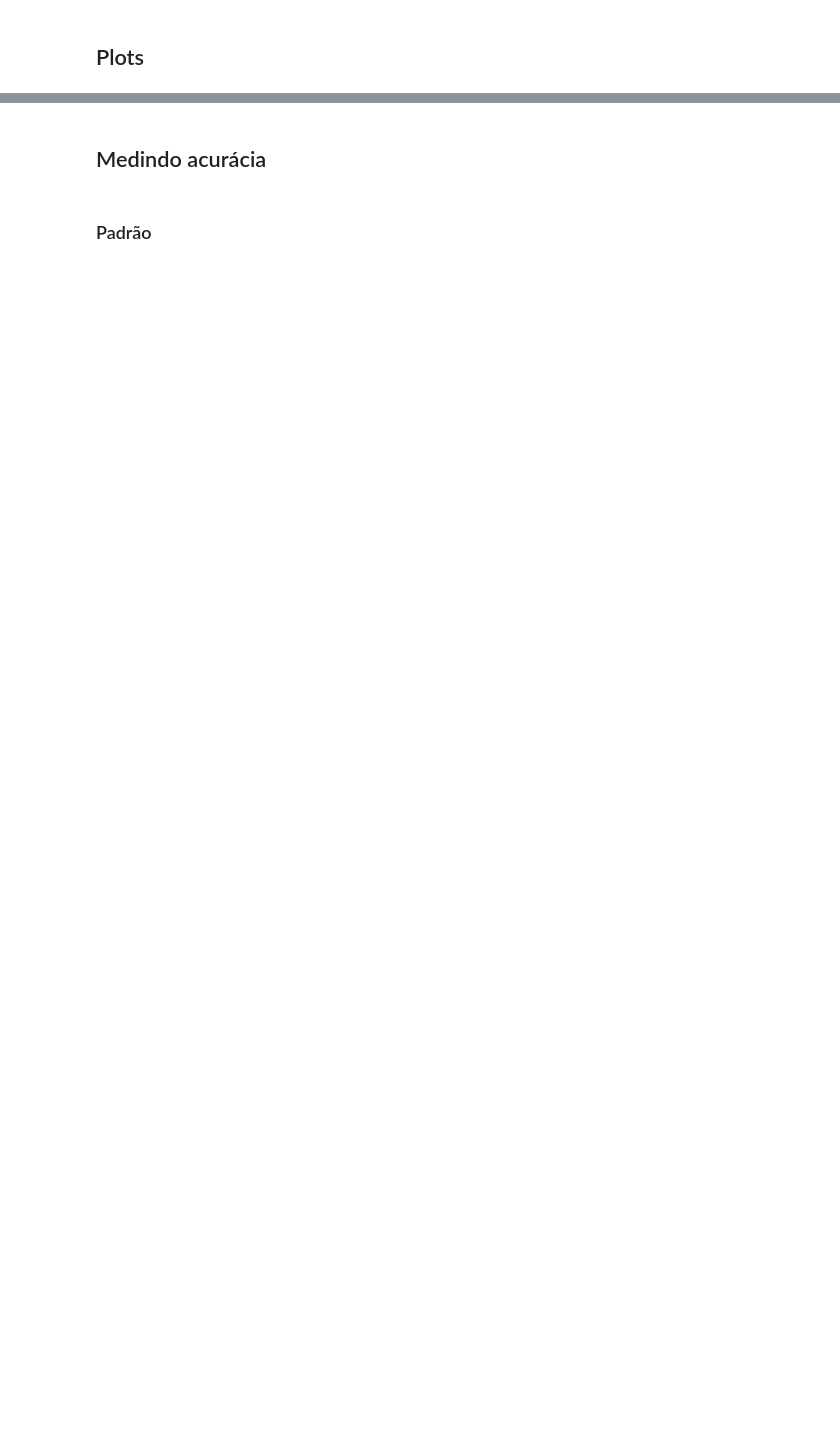
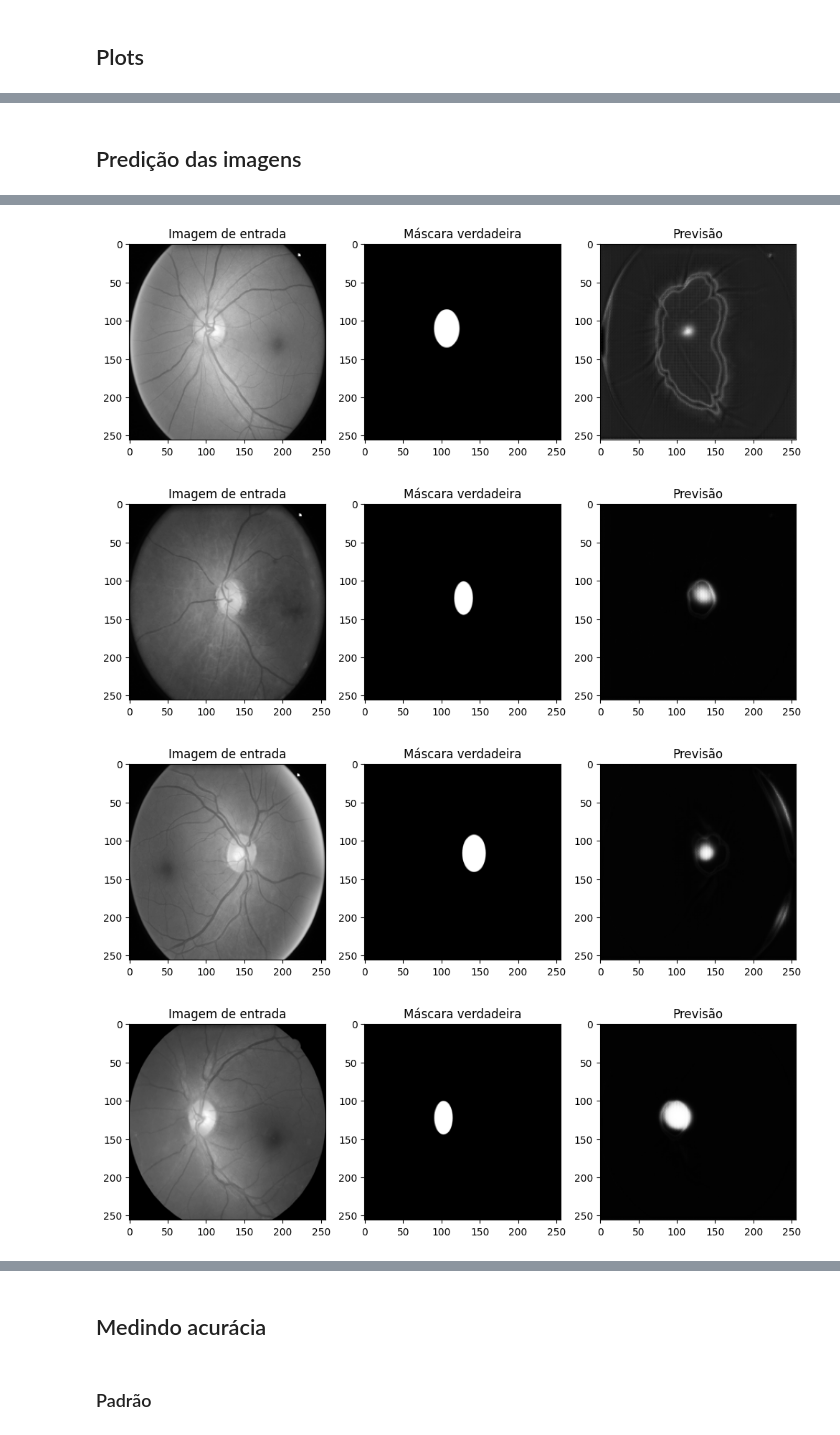
Before and after one commit to carlosaragao/Identificacao-Glaucoma-Origa, a Jupyter notebook: Unet_Origa.ipynb, the cells around one changed output, grey strips where cells are left out. Drawn from its saved outputs; the diff is of its cells as text; code cells hidden in the pictures; blank space fills up the shorter version.

```diff
--- a/Unet_Origa.ipynb
+++ b/Unet_Origa.ipynb
@@ -180,0 +302,20 @@ plot_training_history(history)
+# %% [markdown]
+## Predição das imagens
+# %%
+val_preds = unet.predict(val_imgs)
+num_samples = 5  # Número de amostras para visualizar
+
+for i in range(num_samples):
+    fig, (ax1, ax2, ax3) = plt.subplots(1, 3, figsize=(12, 4))
+
+    ax1.imshow(val_imgs[i, ..., 0], cmap='gray')
+    ax1.set_title('Imagem de entrada')
+
+    ax2.imshow(val_masks[i, ..., 0], cmap='gray')
+    ax2.set_title('Máscara verdadeira')
+
+    ax3.imshow(val_preds[i, ..., 0], cmap='gray')
+    ax3.set_title('Previsão')
+
+    plt.show()
+# %% [output]
@@ -180,0 +323,4 @@ plot_training_history(history)
+[figure, added]
+[figure, added]
+[figure, added]
+[figure, added]
```
Also changed, not shown: parts of 22 cells of this notebook.
